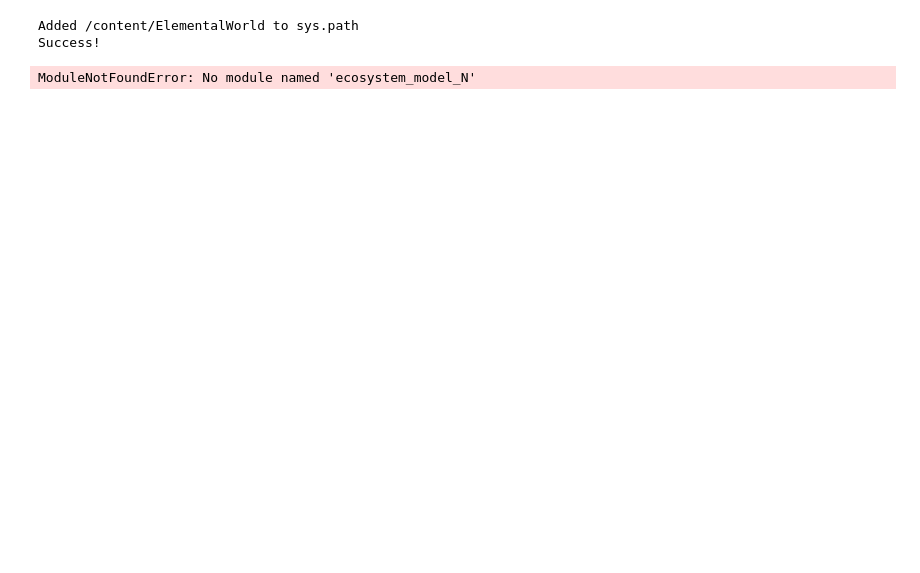
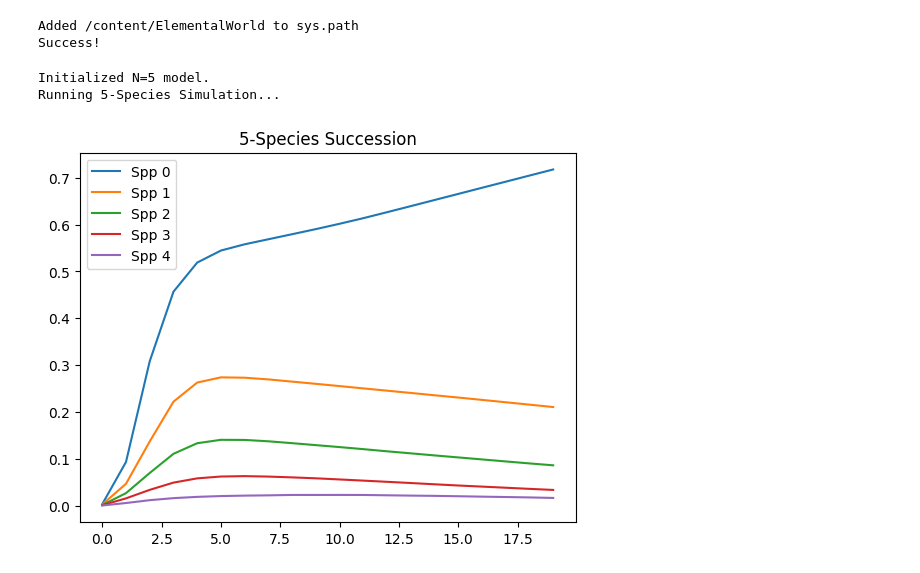
Before and after one commit to filipematos95/ElementalWorld, a Jupyter notebook: simulation_notebook.ipynb, the cells around one changed output. Saved outputs shown, nothing was run; the diff lists cells and outputs as text; code cells hidden in the pictures; blank space fills up the shorter version.

```diff
--- a/simulation_notebook.ipynb
+++ b/simulation_notebook.ipynb
@@ -18,39 +18,42 @@ Added /content/ElementalWorld to sys.path
 Success!
 # %%
 from ecosystem_model import EcosystemModel
+import ecosystem_plotting as plot
 import matplotlib.pyplot as plt
 
 # Initialize with 5 Species!
 # Creates competition between 5 different strategies
-model = EcosystemModelN(n_species=5, height=50, width=50)
+model = EcosystemModel(n_species=5, height=50, width=50)
 
 # Customizing traits for 5 species gradient
 # Species 0: Fast/Wasteful -> Species 4: Slow/Efficient
 model.growth_rates.assign([0.3, 0.2, 0.15, 0.1, 0.05])
 model.seed_probs.assign([0.05, 0.04, 0.03, 0.02, 0.01])
 
 model.initialize_grid()
 
 print("Running 5-Species Simulation...")
 history = []
 
 for i in range(200):
     model.step()
 
     if i % 10 == 0:
         state = model.get_state()
         # Biomass channels start at index 4 + (5*5) = 29
         # Spp 0 is at 29, Spp 1 at 30, etc.
         biomass_block = state[:, :, 29:] # Shape (H, W, 5)
         means = biomass_block.mean(axis=(0,1))
         history.append(means)
 
 # Plot History
 import numpy as np
 hist_arr = np.array(history)
 plt.plot(hist_arr)
 plt.legend([f"Spp {i}" for i in range(5)])
 plt.title("5-Species Succession")
 plt.show()
 # %% [output]
-ModuleNotFoundError: No module named 'ecosystem_model_N'
+Initialized N=5 model.
+Running 5-Species Simulation...
+[figure, added]
```
Also changed, not shown: parts of 3 cells of this notebook.
